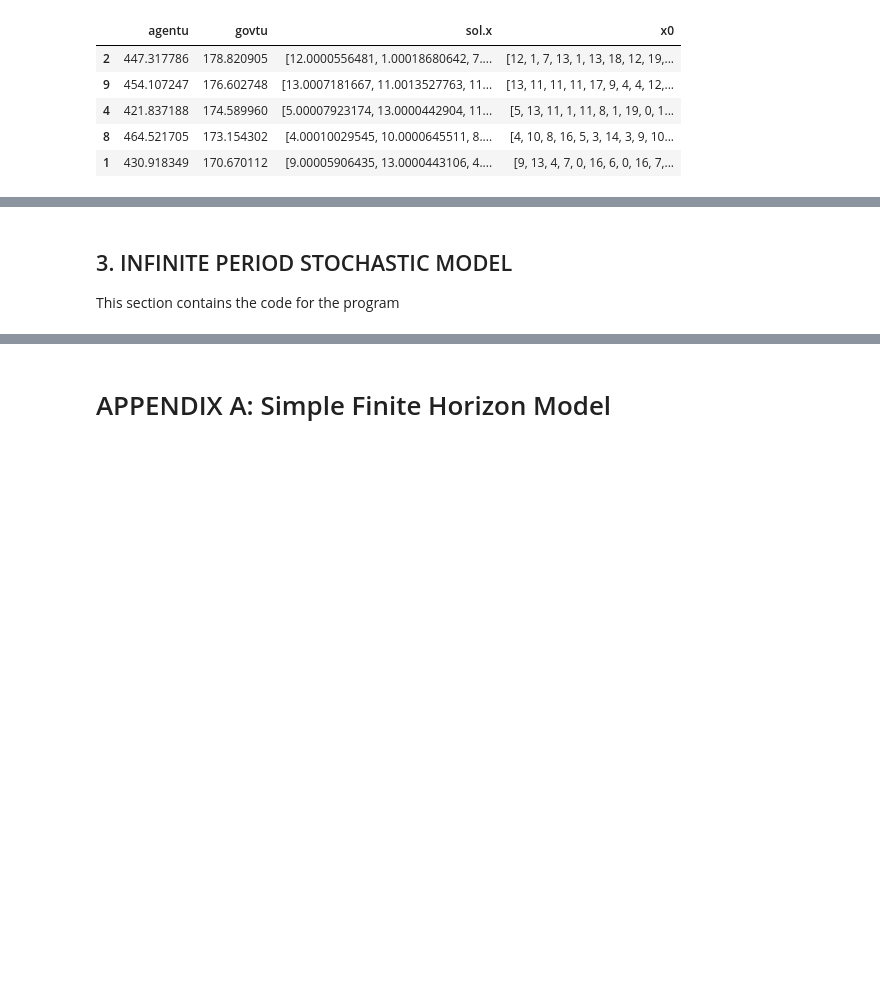
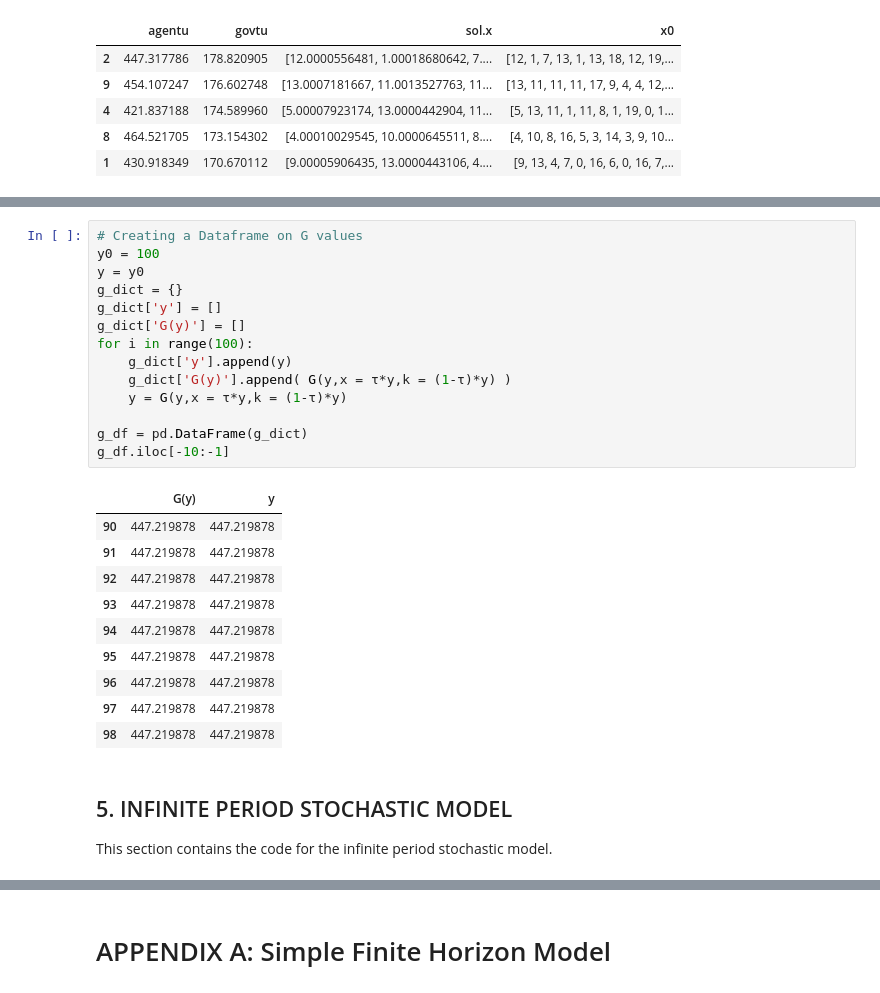
Before and after one commit to iamsurajkumar/Dynamic_Programming_Squared_Model, a Jupyter notebook: Dynamic Programming Squared Model.ipynb, the cells around one changed output, grey strips where cells are left out. Drawn from its saved outputs; the diff is of its cells as text; blank space fills up the shorter version.

```diff
--- a/Dynamic Programming Squared Model.ipynb
+++ b/Dynamic Programming Squared Model.ipynb
@@ -832,4 +831,29 @@ y is 395.00958468538863 and G(y) is  395.00958468538806
+# %%
+# Creating a Dataframe on G values
+y0 = 100
+y = y0
+g_dict = {}
+g_dict['y'] = []
+g_dict['G(y)'] = []
+for i in range(100):
+    g_dict['y'].append(y)
+    g_dict['G(y)'].append( G(y,x = τ*y,k = (1-τ)*y) )
+    y = G(y,x = τ*y,k = (1-τ)*y)
+
+g_df = pd.DataFrame(g_dict)
+g_df.iloc[-10:-1]
+# %% [output]
+|  | G(y) | y |
+| 90 | 447.219878 | 447.219878 |
+| 91 | 447.219878 | 447.219878 |
+| 92 | 447.219878 | 447.219878 |
+| 93 | 447.219878 | 447.219878 |
+| 94 | 447.219878 | 447.219878 |
+| 95 | 447.219878 | 447.219878 |
+| 96 | 447.219878 | 447.219878 |
+| 97 | 447.219878 | 447.219878 |
+| 98 | 447.219878 | 447.219878 |
 # %% [markdown]
-## 3. INFINITE PERIOD STOCHASTIC MODEL
+## 5. INFINITE PERIOD STOCHASTIC MODEL
 
-This section contains the code for the program
+This section contains the code for the infinite period stochastic model.
```
Also changed, not shown: parts of 31 cells of this notebook.
